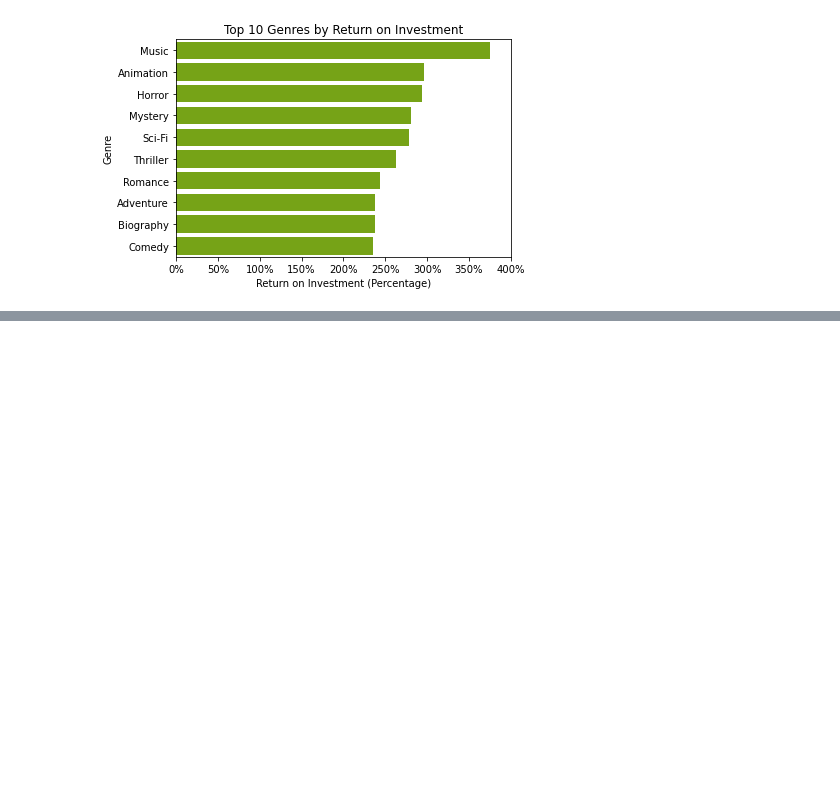
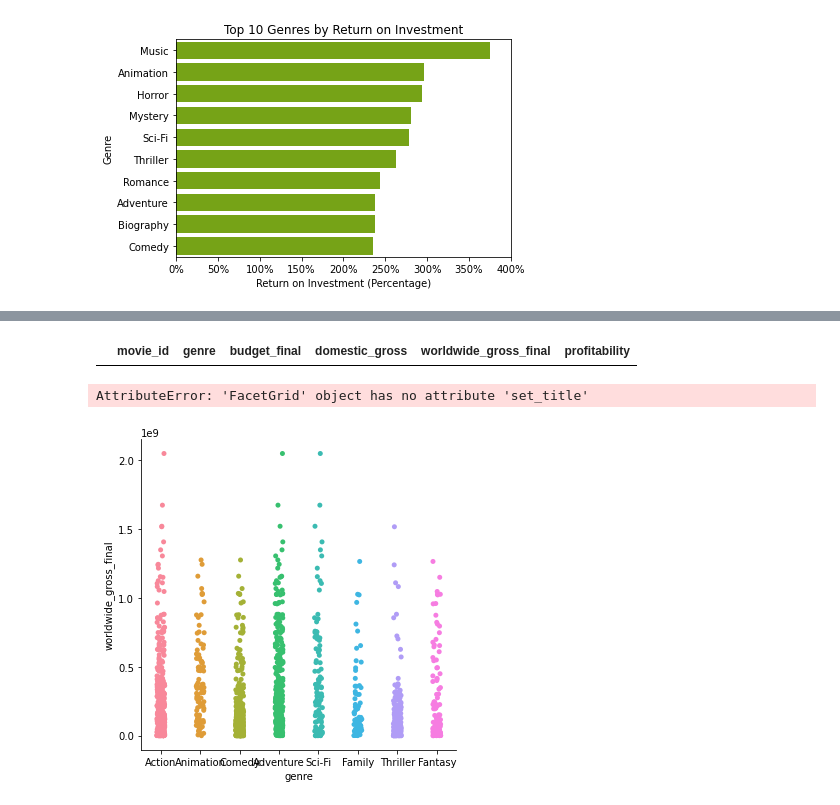
Before and after one commit to learn-co-curriculum/dsc-phase-1-project-v2-4, a Jupyter notebook: notebooks/genres_vs_boxoffice.ipynb, the cells around one changed output, grey strips where cells are left out. Drawn from its saved outputs; the diff is of its cells as text; code cells hidden in the pictures; blank space fills up the shorter version.

Commit message:
starting adding Category Plots to analysis

```diff
--- a/notebooks/genres_vs_boxoffice.ipynb
+++ b/notebooks/genres_vs_boxoffice.ipynb
@@ -714,0 +733,4 @@ plt.savefig("../Images/Top 10 Genres by Return on Investment.jpg", dpi=400, bbox
+# %%
+# I'll grab list of top 10 genres by worldwide gross
+ww_top_10_genres = list(ww_top_10['genre'])
+ww_top_10_genres
@@ -714,0 +765,27 @@ plt.savefig("../Images/Top 10 Genres by Return on Investment.jpg", dpi=400, bbox
+# %%
+df_all_most_genres.loc[df_all_most_genres['worldwide_gross_final'] == 0]
+# %% [output]
+|  | movie_id | genre | budget_final | domestic_gross | worldwide_gross_final | profitability |
+# %%
+# Cat plot of top 10 genres by average worldwide gross
+# save data frame to variable
+data = df_all_most_genres.loc[df_all_most_genres['genre'].isin(ww_top_10_genres)]
+
+# Cat plot
+plot = sns.catplot(data=data, x='genre', y='worldwide_gross_final')
+
+# title and axis labels
+plot.set_title("Worldwide Revenue by Top 10 Genres")
+plot.set_xlabel("Genre")
+plot.set_ylabel("Revenue (in Millions)")
+
+# This changes the y tick labels to show in millions (ex. 50,000,000 -> 50)
+y_tick_labels = ['{:,.0f}'.format(x) + '%' for x in plot.get_yticks()/1000000]
+plot.set_yticks(plot.get_yticks().tolist())
+plot.set_yticklabels(y_tick_labels);
+
+# save plot as jpg
+# plt.savefig("../Images/Top 10 Genres by Return on Investment.jpg", dpi=400, bbox_inches='tight')
+# %% [output]
+AttributeError: 'FacetGrid' object has no attribute 'set_title'
+[figure, added]
```
Also changed, not shown: parts of 7 cells of this notebook.
